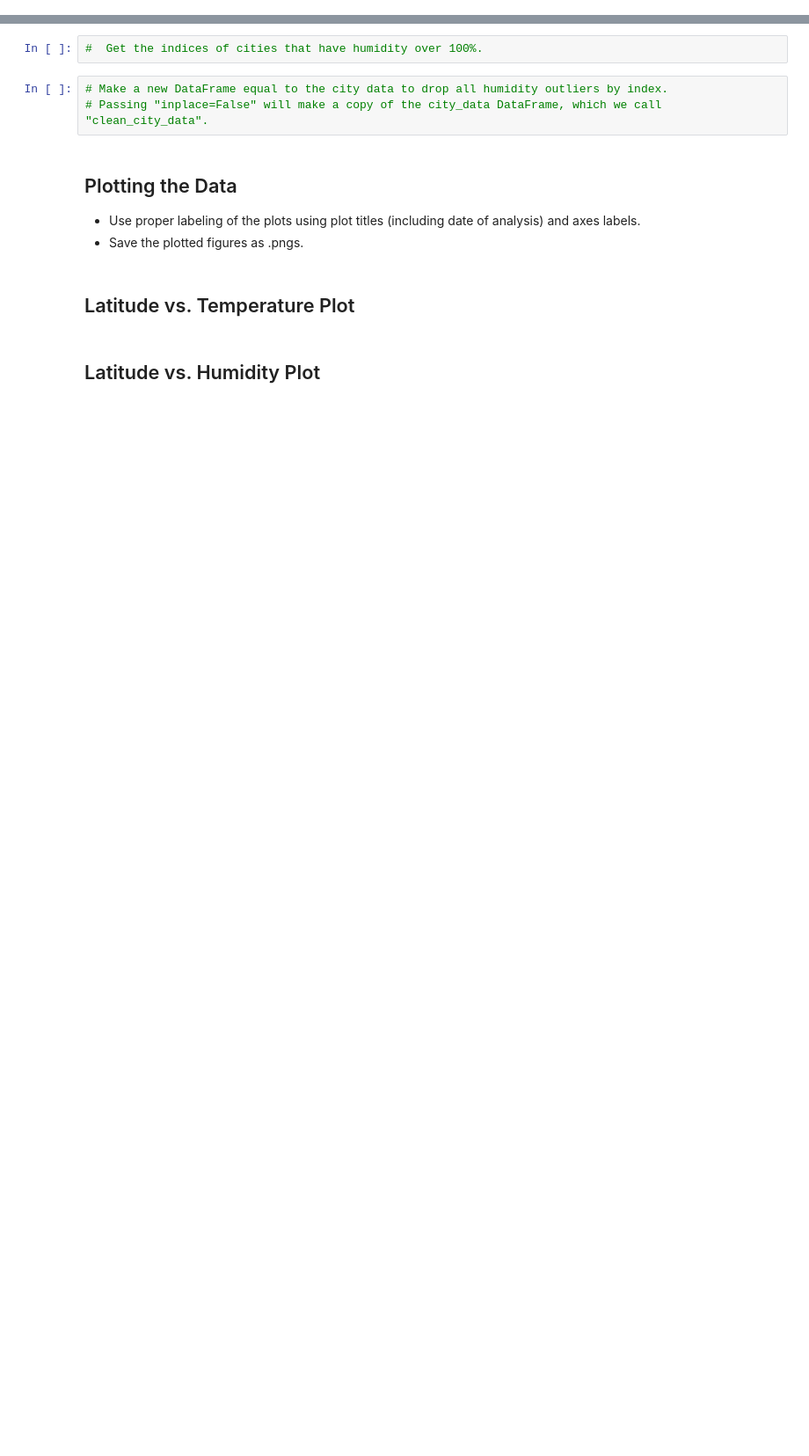
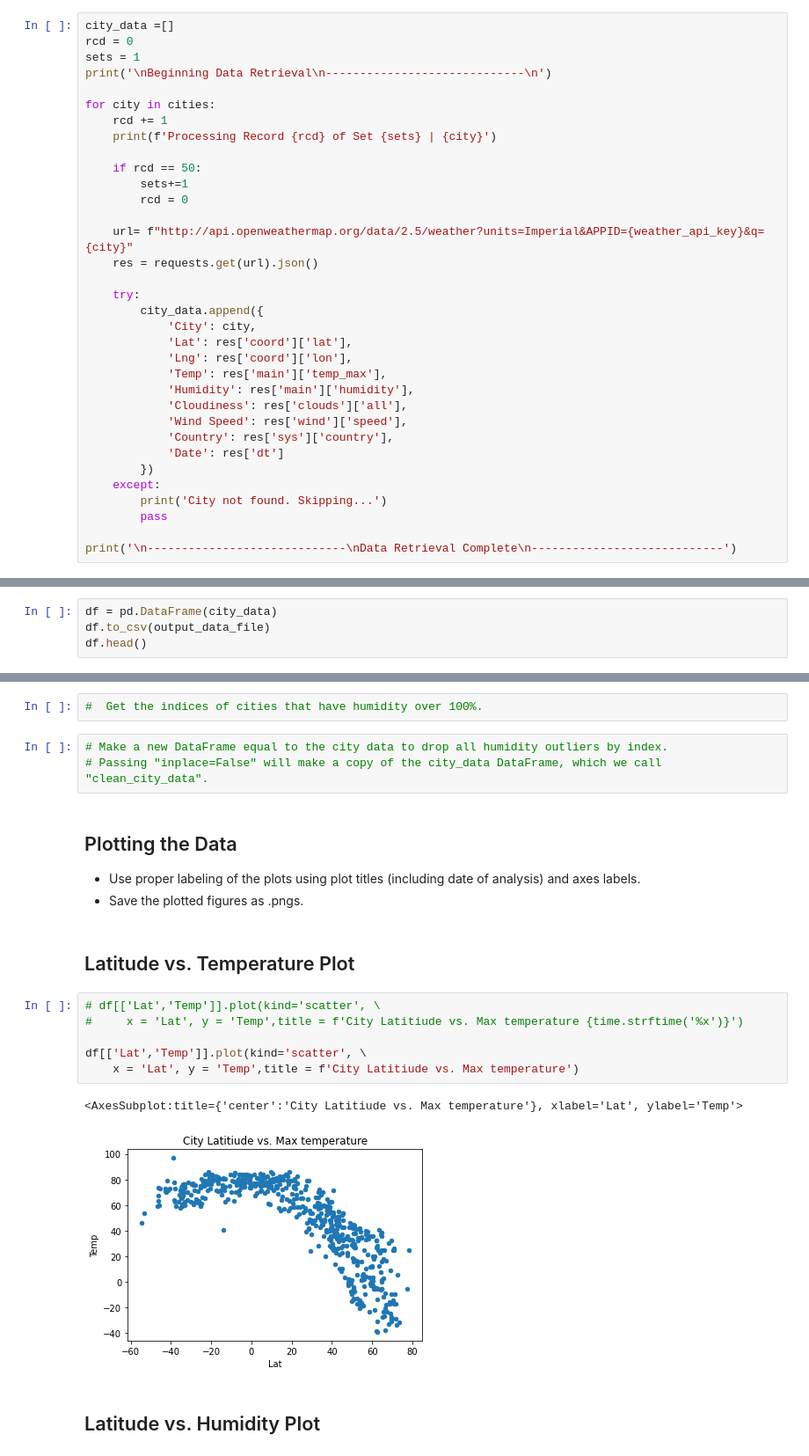
Before and after one commit to kmrose08/python-api-challenge, a Jupyter notebook: WeatherPy/WeatherPy.ipynb, the cells around one changed output, grey strips where cells are left out. Shown: that part at 88% size. Cells and saved outputs as stored; diff of their text form; blank space fills up the shorter version.

```diff
--- a/WeatherPy/WeatherPy.ipynb
+++ b/WeatherPy/WeatherPy.ipynb
@@ -55,0 +53,34 @@ len(cities)
+# %%
+city_data =[]
+rcd = 0
+sets = 1
+print('\nBeginning Data Retrieval\n-----------------------------\n')
+
+for city in cities:
+    rcd += 1
+    print(f'Processing Record {rcd} of Set {sets} | {city}')
+
+    if rcd == 50:
+        sets+=1
+        rcd = 0
+
+    url= f"http://api.openweathermap.org/data/2.5/weather?units=Imperial&APPID={weather_api_key}&q={city}"
+    res = requests.get(url).json()
+
+    try:
+        city_data.append({
+            'City': city,
+            'Lat': res['coord']['lat'],
+            'Lng': res['coord']['lon'],
+            'Temp': res['main']['temp_max'],
+            'Humidity': res['main']['humidity'],
+            'Cloudiness': res['clouds']['all'],
+            'Wind Speed': res['wind']['speed'],
+            'Country': res['sys']['country'],
+            'Date': res['dt']
+        })
+    except:
+        print('City not found. Skipping...')
+        pass
+
+print('\n-----------------------------\nData Retrieval Complete\n----------------------------')
@@ -63,0 +109,4 @@ Skip this step if there are no cities that have humidity > 100%.
+# %%
+df = pd.DataFrame(city_data)
+df.to_csv(output_data_file)
+df.head()
@@ -72,5 +134,14 @@ Skip this step if there are no cities that have humidity > 100%.
 * Save the plotted figures as .pngs.
 # %% [markdown]
 ## Latitude vs. Temperature Plot
+# %%
+# df[['Lat','Temp']].plot(kind='scatter', \
+#     x = 'Lat', y = 'Temp',title = f'City Latitiude vs. Max temperature {time.strftime('%x')}')
+
+df[['Lat','Temp']].plot(kind='scatter', \
+    x = 'Lat', y = 'Temp',title = f'City Latitiude vs. Max temperature')
+# %% [output]
+<AxesSubplot:title={'center':'City Latitiude vs. Max temperature'}, xlabel='Lat', ylabel='Temp'>
+[figure, added]
 # %% [markdown]
 ## Latitude vs. Humidity Plot
```
Also changed, not shown: parts of 10 cells of this notebook, 1 other file.
